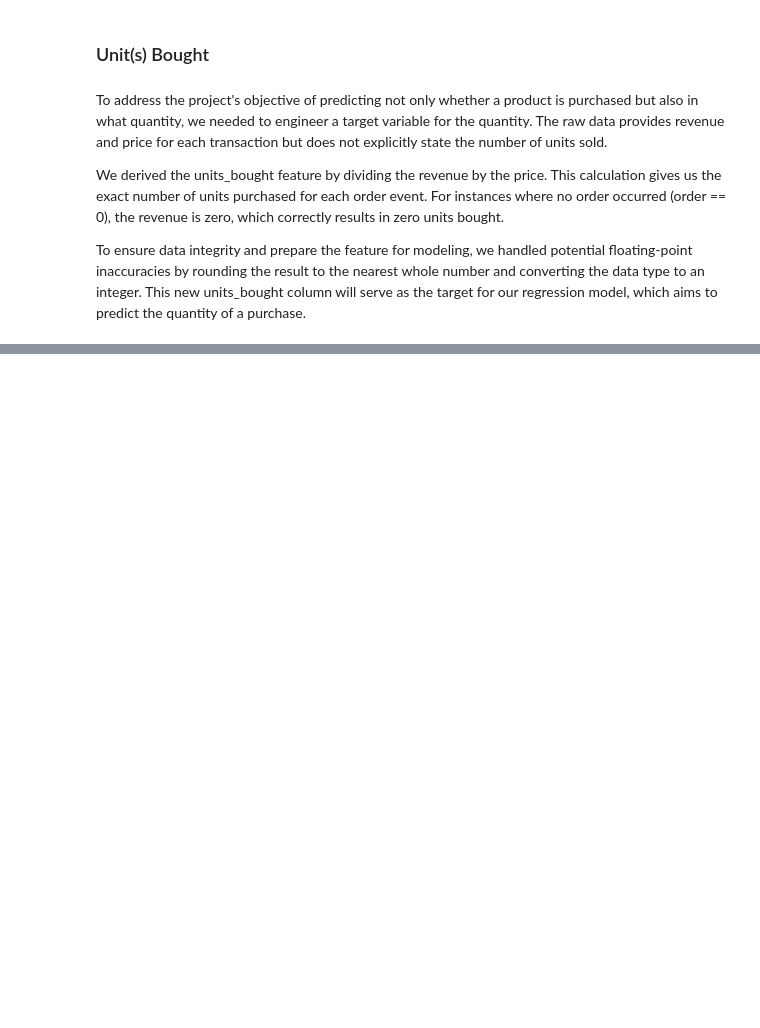
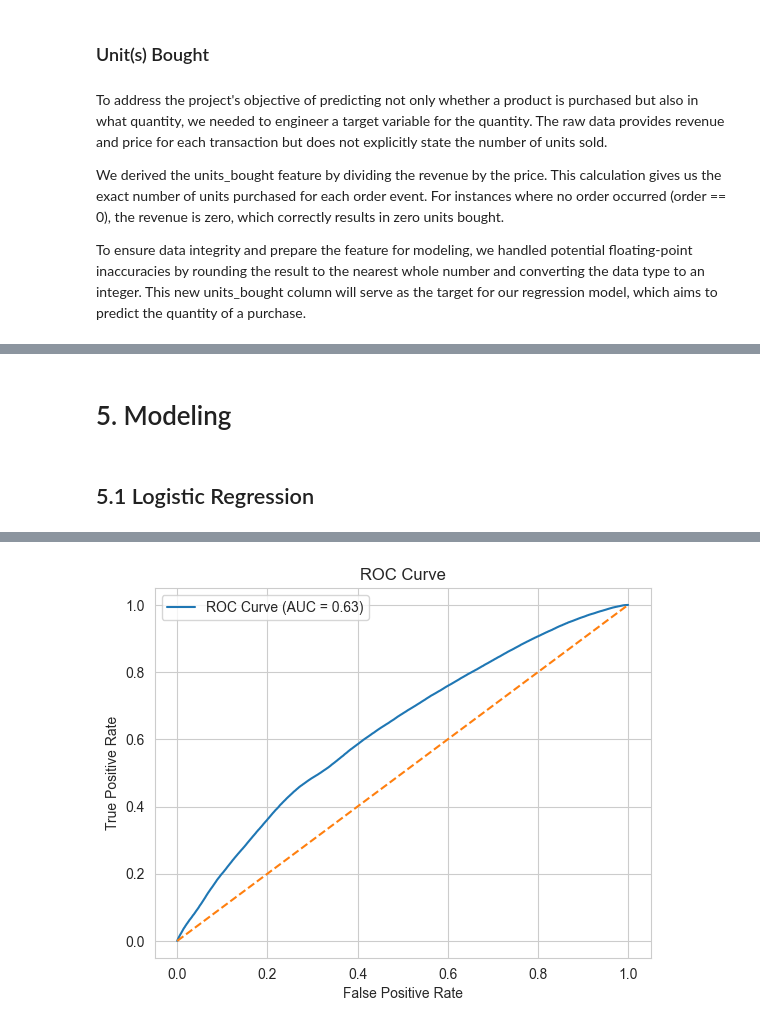
Before and after one commit to annageiser/analytics-project, a Jupyter notebook: src/analysis.ipynb, the cells around one changed output, grey strips where cells are left out. Saved outputs shown, nothing was run; the diff lists cells and outputs as text; code cells hidden in the pictures; blank space fills up the shorter version.

```diff
--- a/src/analysis.ipynb
+++ b/src/analysis.ipynb
@@ -1206,8 +1206,8 @@ Reasoning:
 3. Simplification: Removing the column simplifies the feature set, which can lead to a more robust and interpretable model.
 # %%
 # Drop the 'campaignIndex' column from the DataFrame
-# df.drop(columns=['campaignIndex'], inplace=True)
+df.drop(columns=['campaignIndex'], inplace=True)
 
 # Verify that the column has been dropped by checking the remaining columns
-# print("Verifying 'campaignIndex' column removal. Remaining columns are:")
-# print(df.columns)
+print("Verifying 'campaignIndex' column removal. Remaining columns are:")
+print(df.columns)
@@ -1239,4 +1246,7 @@ Given that the missingness is a predictive signal, the best approach is to prese
 This strategy effectively turns the missing data into a useful feature for the model.
 # %%
 # Impute missing values in 'pharmForm' with the string 'Missing'
-# df['pharmForm'].fillna('Missing', inplace=True)
+df.fillna({'pharmForm': 'Missing'}, inplace=True)
+
+# Verify that there are no more missing values in 'pharmForm'
+print("Missing values in 'pharmForm' after imputation:", df['pharmForm'].isnull().sum())
@@ -1294,4 +1308,7 @@ Why this is the best strategy:
 3. Potential Predictive Power: The fact that a category is missing might itself be a useful signal for the model. For example, products without a category might have a different ordering behavior. Creating a separate "Missing" or "Unknown" category allows the model to learn this potential relationship.
 # %%
 # Impute missing values in 'category' with 'Missing'
-# df['category'].fillna('Missing', inplace=True)
+df.fillna({'category': 'Missing'}, inplace=True)
+
+# Verify that there are no more missing values in 'category'
+print("Missing values in 'category' after imputation:", df['category'].isnull().sum())
@@ -1340,0 +1480,63 @@ Name: count, dtype: int64
+# %% [markdown]
+# 5. Modeling
+# %% [markdown]
+## 5.1 Logistic Regression
+# %%
+import numpy as np
+import pandas as pd
+import matplotlib.pyplot as plt
+
+from sklearn.datasets import load_breast_cancer
+from sklearn.model_selection import train_test_split
+from sklearn.preprocessing import StandardScaler
+from sklearn.linear_model import LogisticRegression
+from sklearn.metrics import accuracy_score, confusion_matrix,precision_score, recall_score,f1_score,roc_curve, roc_auc_score
+
+# Drop categorical columns that were not one-hot encoded because of high cardinality
+cat_cols_to_drop = X_train.select_dtypes(include=['category', 'object']).columns if isinstance(X_train, pd.DataFrame) else []
+if len(cat_cols_to_drop) > 0:
+    X_train = X_train.drop(columns=cat_cols_to_drop)
+    X_test = X_test.drop(columns=cat_cols_to_drop)
+
+scaler = StandardScaler()
+
+X_train = scaler.fit_transform(X_train)
+X_test = scaler.transform(X_test)
+
+model = LogisticRegression(max_iter=1000, class_weight='balanced')
+model.fit(X_train, y_train)
+
+y_pred = model.predict(X_test)
+y_pred
+
+accuracy = accuracy_score(y_test, y_pred)
+print(f"accuracy: {round(accuracy,2)}")
+
+cm = confusion_matrix(y_test, y_pred)
+print("confusion matrix:")
+print(cm)
+
+precision = precision_score(y_test, y_pred)
+print(f"Precision: {round(precision,2)}")
+
+recall = recall_score(y_test, y_pred)
+print(f"Recall: {round(recall,2)}")
+
+f1 = f1_score(y_test, y_pred)
+print(f"f1 score: {round(f1,2)}")
+
+y_prob = model.predict_proba(X_test)[:, 1]
+
+fpr, tpr, thresholds = roc_curve(y_test, y_prob)
+
+roc_auc = roc_auc_score(y_test, y_prob)
+
+plt.figure()
+plt.plot(fpr, tpr, label=f"ROC Curve (AUC = {roc_auc:.2f})")
+plt.plot([0, 1], [0, 1], linestyle="--")
+plt.xlabel("False Positive Rate")
+plt.ylabel("True Positive Rate")
+plt.title("ROC Curve")
+plt.legend()
+plt.show()
+# %% [output]
@@ -1340,0 +1550 @@ Name: count, dtype: int64
+[figure, added]
```
Also changed, not shown: parts of 32 cells of this notebook, 3 other files.
